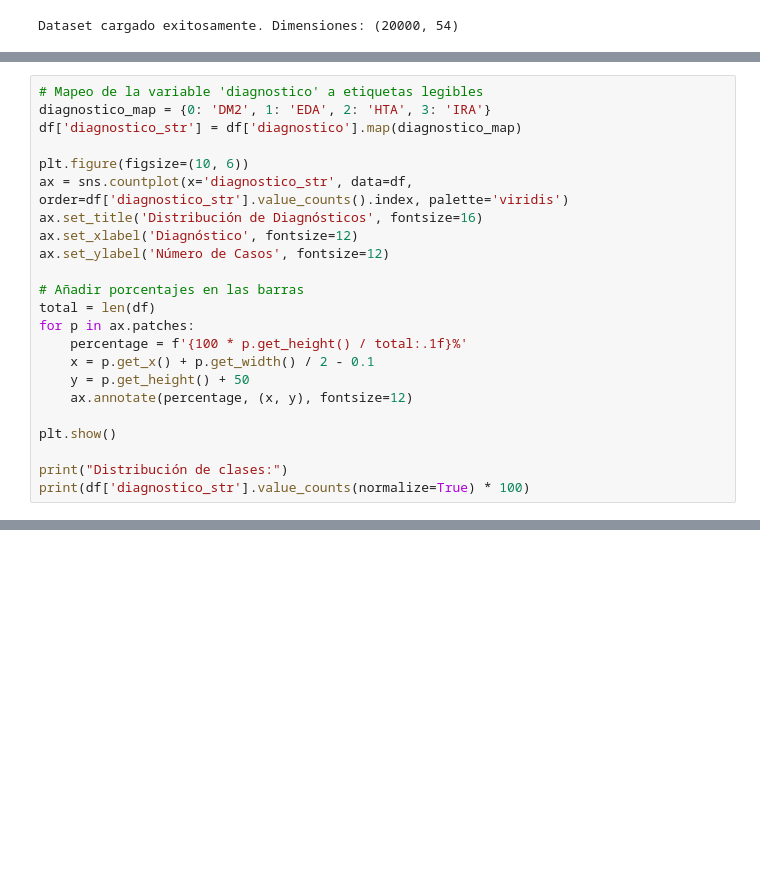
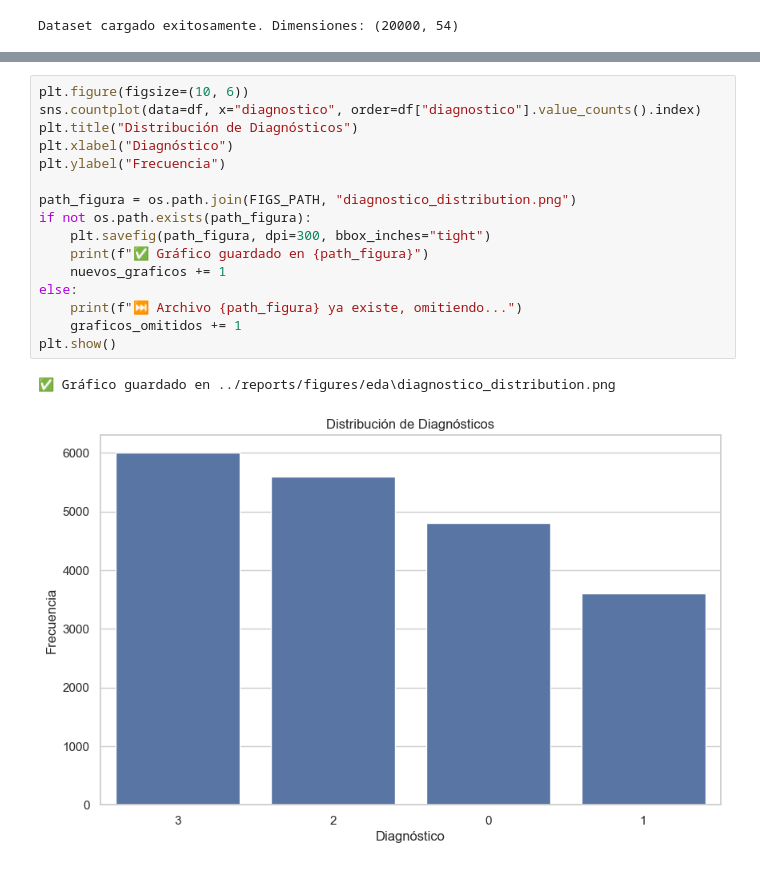
Before and after one commit to MarksSC19/proyecto_cdss_huancayo, a Jupyter notebook: notebooks/01_EDA.ipynb, the cells around one changed output, grey strips where cells are left out. Cells and saved outputs as stored; diff of their text form; blank space fills up the shorter version.

```diff
--- a/notebooks/01_EDA.ipynb
+++ b/notebooks/01_EDA.ipynb
@@ -100,23 +78,0 @@ Es crucial analizar la distribución de la variable objetivo para entender el ba
-# %%
-# Mapeo de la variable 'diagnostico' a etiquetas legibles
-diagnostico_map = {0: 'DM2', 1: 'EDA', 2: 'HTA', 3: 'IRA'}
-df['diagnostico_str'] = df['diagnostico'].map(diagnostico_map)
-
-plt.figure(figsize=(10, 6))
-ax = sns.countplot(x='diagnostico_str', data=df, order=df['diagnostico_str'].value_counts().index, palette='viridis')
-ax.set_title('Distribución de Diagnósticos', fontsize=16)
-ax.set_xlabel('Diagnóstico', fontsize=12)
-ax.set_ylabel('Número de Casos', fontsize=12)
-
-# Añadir porcentajes en las barras
-total = len(df)
-for p in ax.patches:
-    percentage = f'{100 * p.get_height() / total:.1f}%'
-    x = p.get_x() + p.get_width() / 2 - 0.1
-    y = p.get_height() + 50
-    ax.annotate(percentage, (x, y), fontsize=12)
-
-plt.show()
-
-print("Distribución de clases:")
-print(df['diagnostico_str'].value_counts(normalize=True) * 100)
@@ -134,0 +153,19 @@ Name: proportion, dtype: float64
+# %%
+plt.figure(figsize=(10, 6))
+sns.countplot(data=df, x="diagnostico", order=df["diagnostico"].value_counts().index)
+plt.title("Distribución de Diagnósticos")
+plt.xlabel("Diagnóstico")
+plt.ylabel("Frecuencia")
+
+path_figura = os.path.join(FIGS_PATH, "diagnostico_distribution.png")
+if not os.path.exists(path_figura):
+    plt.savefig(path_figura, dpi=300, bbox_inches="tight")
+    print(f"✅ Gráfico guardado en {path_figura}")
+    nuevos_graficos += 1
+else:
+    print(f"⏭️ Archivo {path_figura} ya existe, omitiendo...")
+    graficos_omitidos += 1
+plt.show()
+# %% [output]
+✅ Gráfico guardado en ../reports/figures/eda\diagnostico_distribution.png
+[figure, added]
```
Also changed, not shown: parts of 31 cells of this notebook, 45 other files.
